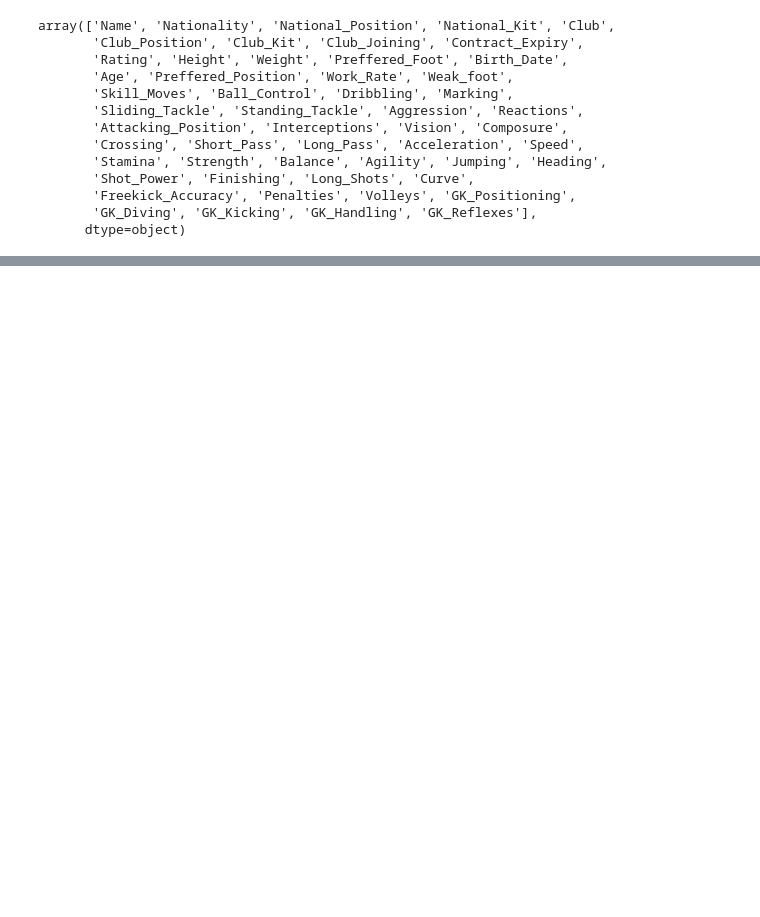
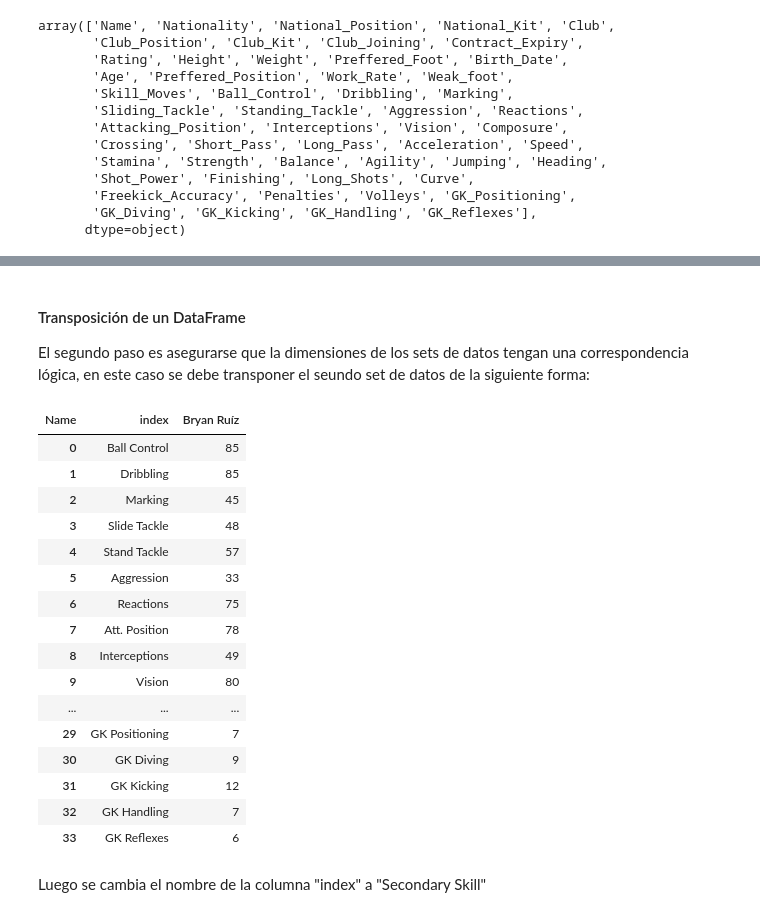
Before and after one commit to Boris94cr/Reconocimiento-de-Patrones, a Jupyter notebook: Inv-Corta-1/Inv-Corta-1.ipynb, the cells around one changed output, grey strips where cells are left out. Drawn from its saved outputs; the diff is of its cells as text; code cells hidden in the pictures; blank space fills up the shorter version.

```diff
--- a/Inv-Corta-1/Inv-Corta-1.ipynb
+++ b/Inv-Corta-1/Inv-Corta-1.ipynb
@@ -273,0 +305,26 @@ bryan_ruiz
+# %% [markdown]
+#### Transposición de un DataFrame
+El segundo paso es asegurarse que la dimensiones de los sets de datos tengan una correspondencia lógica, en este caso se debe transponer el seundo set de datos de la siguiente forma:
+# %%
+bryan_ruiz = bryan_ruiz.transpose().reset_index()
+bryan_ruiz
+# %% [output]
+| Name | index | Bryan Ruíz |
+| 0 | Ball Control | 85 |
+| 1 | Dribbling | 85 |
+| 2 | Marking | 45 |
+| 3 | Slide Tackle | 48 |
+| 4 | Stand Tackle | 57 |
+| 5 | Aggression | 33 |
+| 6 | Reactions | 75 |
+| 7 | Att. Position | 78 |
+| 8 | Interceptions | 49 |
+| 9 | Vision | 80 |
+| ... | ... | ... |
+| 29 | GK Positioning | 7 |
+| 30 | GK Diving | 9 |
+| 31 | GK Kicking | 12 |
+| 32 | GK Handling | 7 |
+| 33 | GK Reflexes | 6 |
+# %% [markdown]
+Luego se cambia el nombre de la columna "index" a "Secondary Skill"
```
Also changed, not shown: parts of 18 cells of this notebook.
